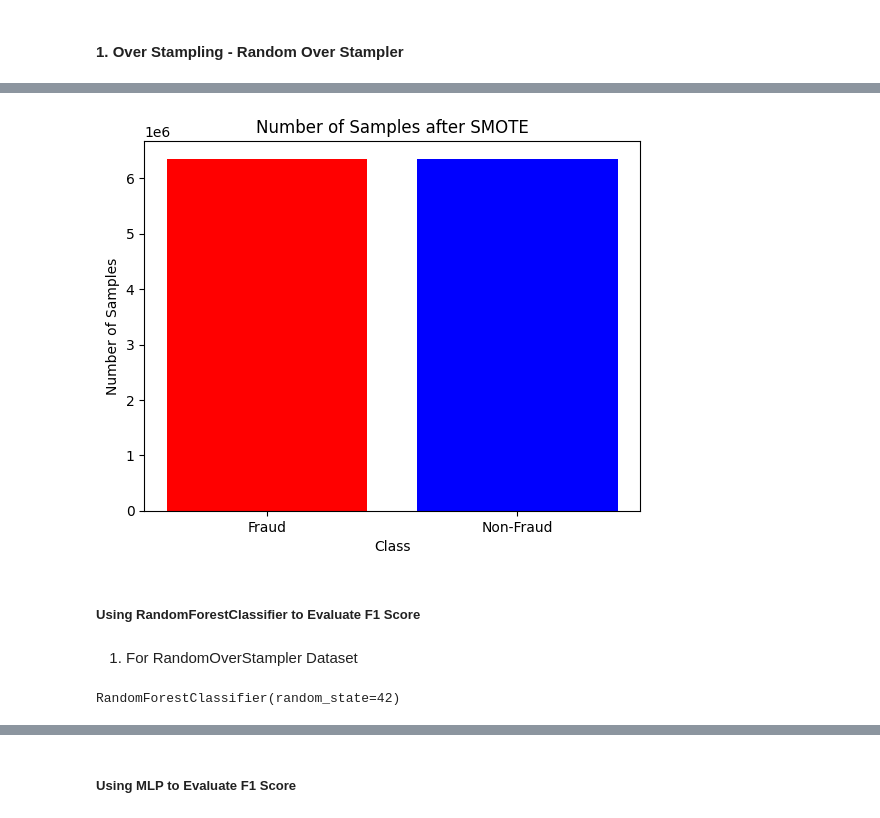
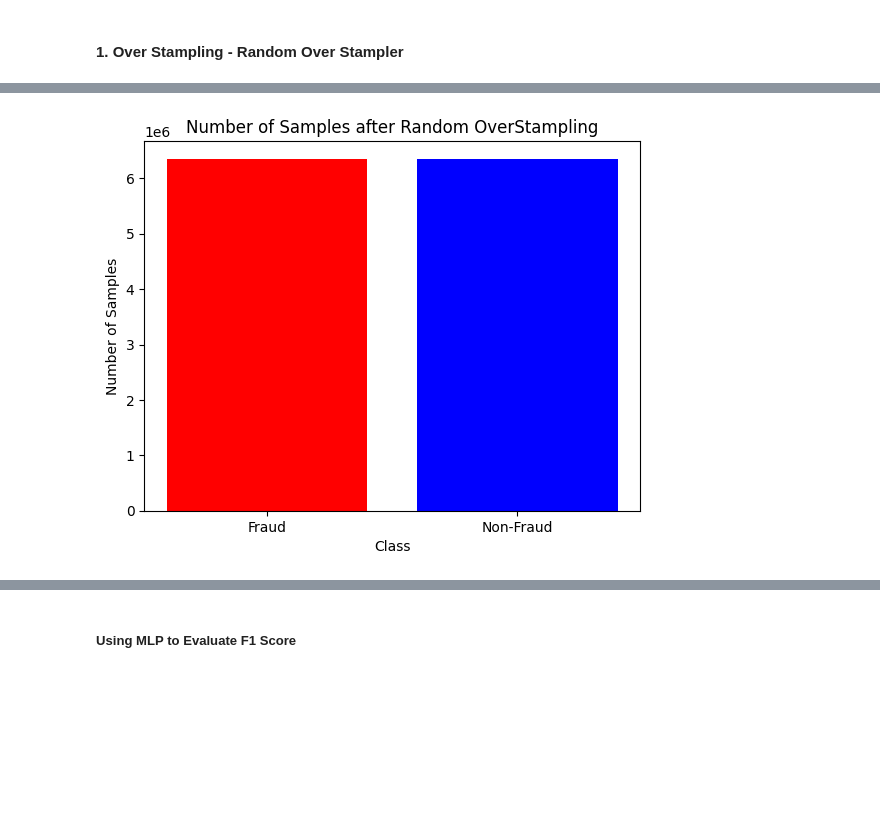
Before and after one commit to HuanKhoa/Card-Fraud-Detection, a Jupyter notebook: main.ipynb, the cells around one changed output, grey strips where cells are left out. Drawn from its saved outputs; the diff is of its cells as text; code cells hidden in the pictures; blank space fills up the shorter version.

```diff
--- a/main.ipynb
+++ b/main.ipynb
@@ -142,0 +175,7 @@ dataset_main.head(10)
+# %%
+dataset_main_clean = dataset_main.drop_duplicates()
+
+# Kiểm tra lại để đảm bảo rằng các hàng trùng lặp đã được loại bỏ
+duplicates_after = dataset_main_clean.duplicated()
+num_duplicates_after = duplicates_after.sum()
+print(f'Số lượng các hàng trùng lặp sau khi loại bỏ: {num_duplicates_after}')
@@ -295,7 +352,7 @@ from sklearn.preprocessing import LabelEncoder
 
 # Khởi tạo và fit LabelEncoder
 label_encoder = LabelEncoder()
-dataset_main['type'] = label_encoder.fit_transform(dataset_main['type'])
+dataset_main_clean['type'] = label_encoder.fit_transform(dataset_main_clean['type'])
 
 # Hiển thị danh sách các phương thức và số tương ứng
 print("Các phương thức giao dịch và số tương ứng:")
@@ -332,5 +403,5 @@ Name: count, dtype: int64
 from sklearn.datasets import make_classification
 from imblearn.over_sampling import RandomOverSampler
 # %%
-X_rover = dataset_main.drop(columns=['isFraud'])
-y_rover = dataset_main['isFraud']
+X_rover = dataset_main_clean.drop(columns=['isFraud'])
+y_rover = dataset_main_clean['isFraud']
@@ -351,19 +429,15 @@ Name: count, dtype: int64
 # %%
 # Tính toán số lượng mẫu trong mỗi lớp
 fraud_count = np.sum(y_rover == 1)
 non_fraud_count = np.sum(y_rover == 0)
 
 # Vẽ biểu đồ cột
 plt.bar(['Fraud', 'Non-Fraud'], [fraud_count, non_fraud_count], color=['red', 'blue'])
-plt.title('Number of Samples after SMOTE')
+plt.title('Number of Samples after Random OverStampling')
 plt.xlabel('Class')
 plt.ylabel('Number of Samples')
 
 # Hiển thị biểu đồ
 plt.show()
 # %% [output]
-[figure, old version]
+[figure, new version]
-# %% [markdown]
-##### Using RandomForestClassifier to Evaluate F1 Score
-# %% [markdown]
-1. For RandomOverStampler Dataset
@@ -374,8 +443,0 @@ from sklearn.metrics import f1_score, classification_report
-# %%
-X_train_1, X_test_1, y_train_1, y_test_1 = train_test_split(X_rover, y_rover, test_size=0.2, random_state=42)
-
-# Khởi tạo mô hình và huấn luyện
-ROS_Model = RandomForestClassifier(random_state=42)
-ROS_Model.fit(X_train_1, y_train_1)
-# %% [output]
-RandomForestClassifier(random_state=42)
```
Also changed, not shown: parts of 62 cells of this notebook.
